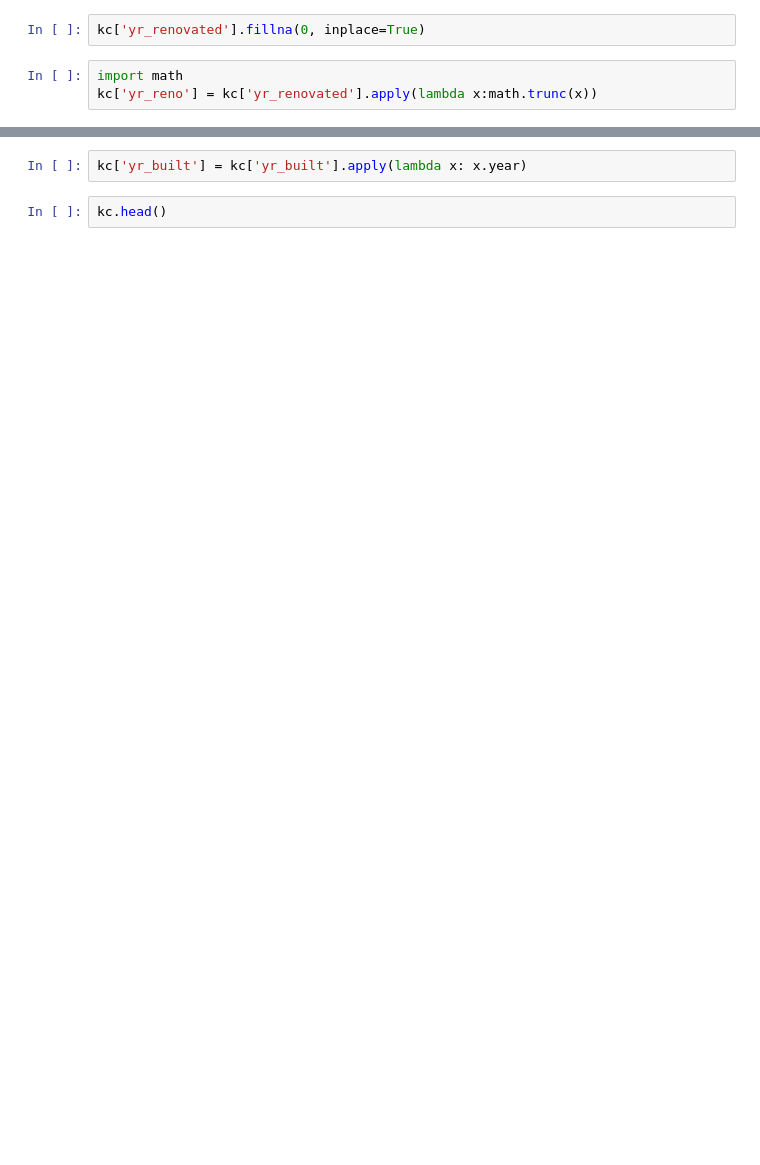
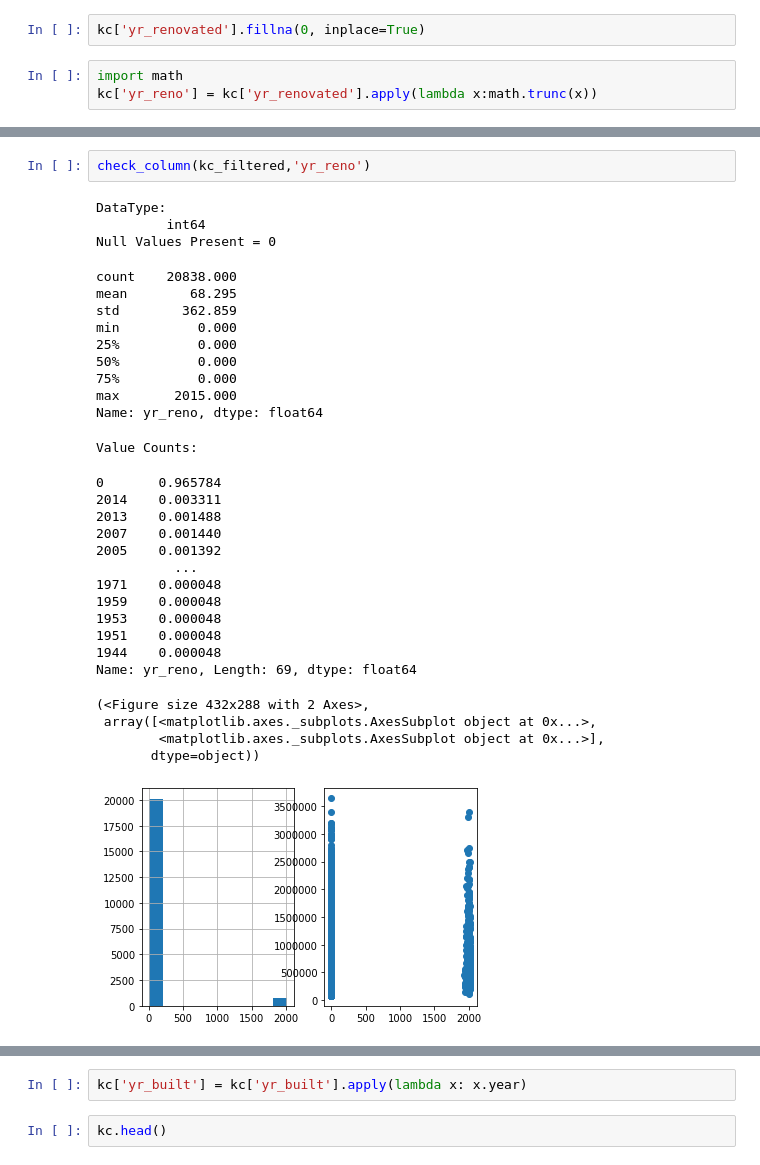
Before and after one commit to andiosika/dsc-v2-mod1-final-project-online-ds-pt-100719, a Jupyter notebook: student.ipynb, the cells around one changed output, grey strips where cells are left out. Cells and saved outputs as stored; diff of their text form; blank space fills up the shorter version.

```diff
--- a/student.ipynb
+++ b/student.ipynb
@@ -271,3 +286,36 @@ Name: yr_reno, Length: 70, dtype: int64
+# %%
+check_column(kc_filtered,'yr_reno')
+# %% [output]
+DataType:
+         int64
+Null Values Present = 0
+count    20838.000
+mean        68.295
+std        362.859
+min          0.000
+25%          0.000
+50%          0.000
+75%          0.000
+max       2015.000
+Name: yr_reno, dtype: float64
+Value Counts:
+0       0.965784
+2014    0.003311
+2013    0.001488
+2007    0.001440
+2005    0.001392
+          ...
+1971    0.000048
+1959    0.000048
+1953    0.000048
+1951    0.000048
+1944    0.000048
+Name: yr_reno, Length: 69, dtype: float64
+(<Figure size 432x288 with 2 Axes>,
+ array([<matplotlib.axes._subplots.AxesSubplot object at 0x...>,
+        <matplotlib.axes._subplots.AxesSubplot object at 0x...>],
+       dtype=object))
+[figure, added]
 # %%
 kc.head()
 # %% [output]
```
Also changed, not shown: parts of 33 cells of this notebook.
